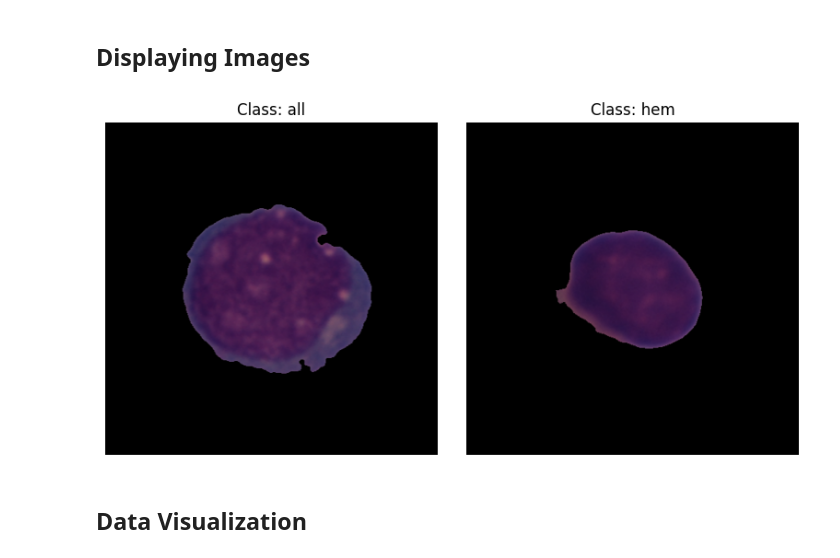
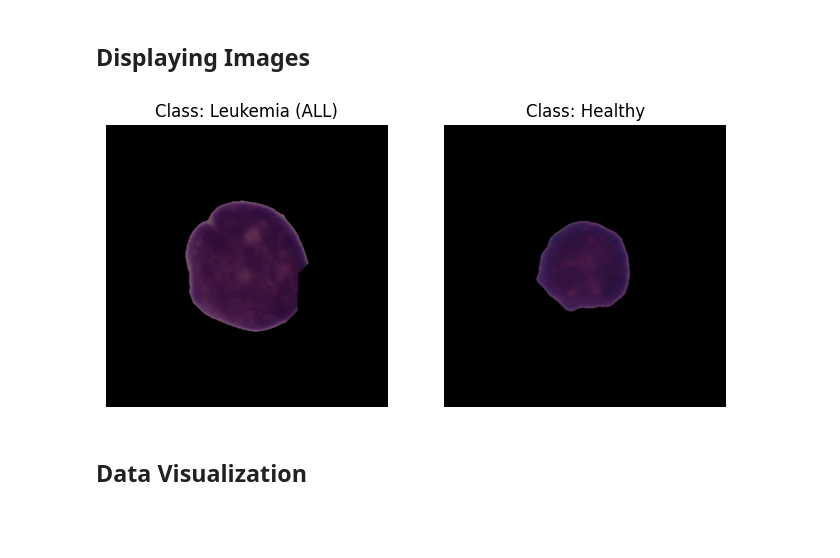
Before and after one commit to padmasriveeramachaneni/Leukemia-Detection-System, a Jupyter notebook: leukemia_detection.ipynb, the cells around one changed output. Saved outputs shown, nothing was run; the diff lists cells and outputs as text; code cells hidden in the pictures; blank space fills up the shorter version.

```diff
--- a/leukemia_detection.ipynb
+++ b/leukemia_detection.ipynb
@@ -37,36 +37,39 @@ Path: brain_tumor_data/Leukemia Classification/training_data/fold_2/hem | File C
 # %%
 import matplotlib.pyplot as plt
 from PIL import Image
 import random
 import os
 
 # Correct base path for the Leukemia Classification dataset
 # We'll use 'fold_1' as an example, assuming similar structure across folds
 base_path = 'brain_tumor_data/Leukemia Classification/training_data/fold_1'
 # Correct categories for Leukemia Classification (Acute Lymphoblastic Leukemia and Healthy)
+# Map folder names to descriptive titles
+category_map = {
+    'all': 'Leukemia (ALL)',
+    'hem': 'Healthy'
+}
+
 categories = ['all', 'hem']
 
-plt.figure(figsize=(8, 4)) # Adjusted figure size for 2 categories
+plt.figure(figsize=(8, 4))
 
 for i, cat in enumerate(categories):
     folder_path = os.path.join(base_path, cat)
-    # Check if the folder exists before listing its contents
+
     if os.path.exists(folder_path):
         img_name = random.choice(os.listdir(folder_path))
         img_path = os.path.join(folder_path, img_name)
 
         img = Image.open(img_path)
-        plt.subplot(1, 2, i + 1) # Adjusted subplot for 2 categories
+        plt.subplot(1, 2, i + 1)
         plt.imshow(img)
-        plt.title(f"Class: {cat}")
+
+        # Use the map to get a better title
+        plt.title(f"Class: {category_map.get(cat, cat)}")
         plt.axis('off')
-    else:
-        print(f"Warning: Folder not found: {folder_path}")
-
-plt.tight_layout()
-plt.show()
 # %% [output]
-[figure, old version]
+[figure, new version]
 # %% [markdown]
 ## **Data Visualization**
 # %%
```
Also changed, not shown: parts of 47 cells of this notebook.
